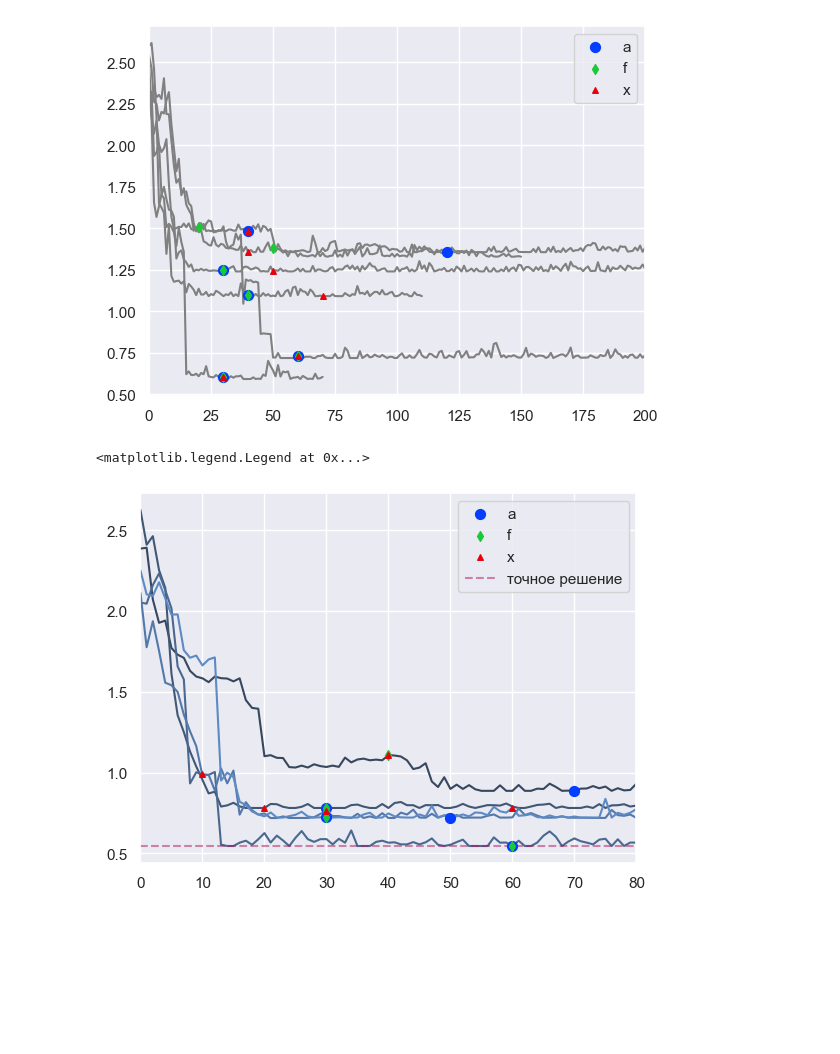
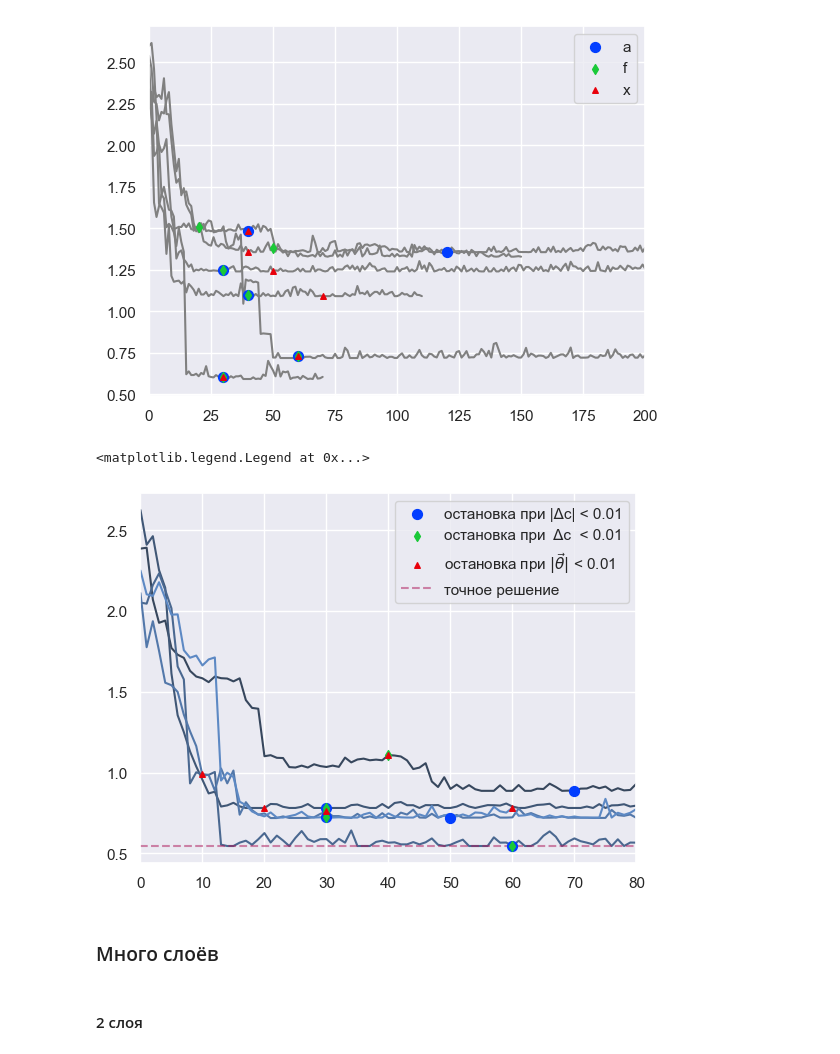
Before and after one commit to Batmaev/qua, a Jupyter notebook: CleanCalculations/cc1.ipynb, the cells around one changed output. Saved outputs shown, nothing was run; the diff lists cells and outputs as text; code cells hidden in the pictures; blank space fills up the shorter version.

Commit message:
2 слоя

```diff
--- a/CleanCalculations/cc1.ipynb
+++ b/CleanCalculations/cc1.ipynb
@@ -1119,33 +1258,37 @@ runs2 = [RxCNOTCircuit(6, 1).optimize(cost_matrix_6, verbose = True, abs = True,
 # %%
 aa = []
 ff = []
 xx = []
 for i, run in enumerate(runs2[5:]):
     ch = np.array(run['cost_history'])
 
     a = get_abs_endpoint(run['cost_history'], 1e-2, 6)
     aa.append((a, ch[a]))
 
     f = get_not_abs_endpoint(run['cost_history'], 1e-2, 6)
     ff.append((f, ch[f]))
 
     x = get_x_endpoint(run['shifts_history'], 1e-2, 6)
     xx.append((x, ch[x]))
 
     plt.plot(ch,
     c = sns.dark_palette('#69d', n_colors = 8)[i+2],
     zorder = 1
     )
 
-plt.scatter(*zip(*aa), c = [sns.color_palette('bright')[0]], marker='o', label='a', alpha=1, s=50, zorder=2)
-plt.scatter(*zip(*ff), c = [sns.color_palette('bright')[2]], marker='d', label='f', alpha=1, s=25, zorder=2)
-plt.scatter(*zip(*xx), c = [sns.color_palette('bright')[3]], marker='^', label='x', alpha=1, s=16, zorder=2)
+plt.scatter(*zip(*aa), c = [sns.color_palette('bright')[0]], marker='o', label='остановка при |Δc| < 0.01', alpha=1, s=50, zorder=2)
+plt.scatter(*zip(*ff), c = [sns.color_palette('bright')[2]], marker='d', label='остановка при  Δc  < 0.01', alpha=1, s=25, zorder=2)
+plt.scatter(*zip(*xx), c = [sns.color_palette('bright')[3]], marker='^', label=r'остановка при $\|\vec{\theta}\|$ < 0.01', alpha=1, s=16, zorder=2)
 
 plt.axhline(brute6['min_cost'], label = 'точное решение', zorder = 1, linestyle = 'dashed', alpha = 0.5, color = sns.color_palette('rocket')[2])
 
 plt.gca().set_xlim(0, 80)
 #plt.gca().set_ylim(bottom = brute6['min_cost'])
 plt.legend()
 # %% [output]
 <matplotlib.legend.Legend at 0x...>
-[figure, old version]
+[figure, new version]
+# %% [markdown]
+### Много слоёв
+# %% [markdown]
+#### 2 слоя
```
Also changed, not shown: parts of 69 cells of this notebook, 23 other files.
